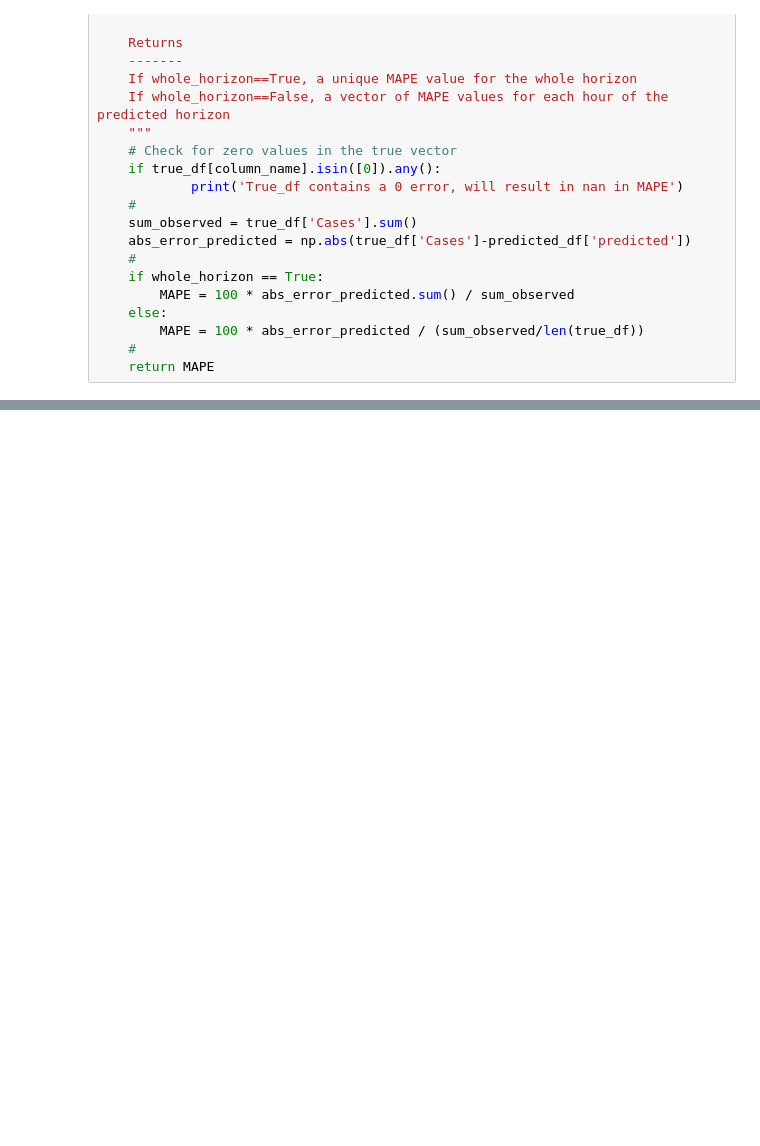
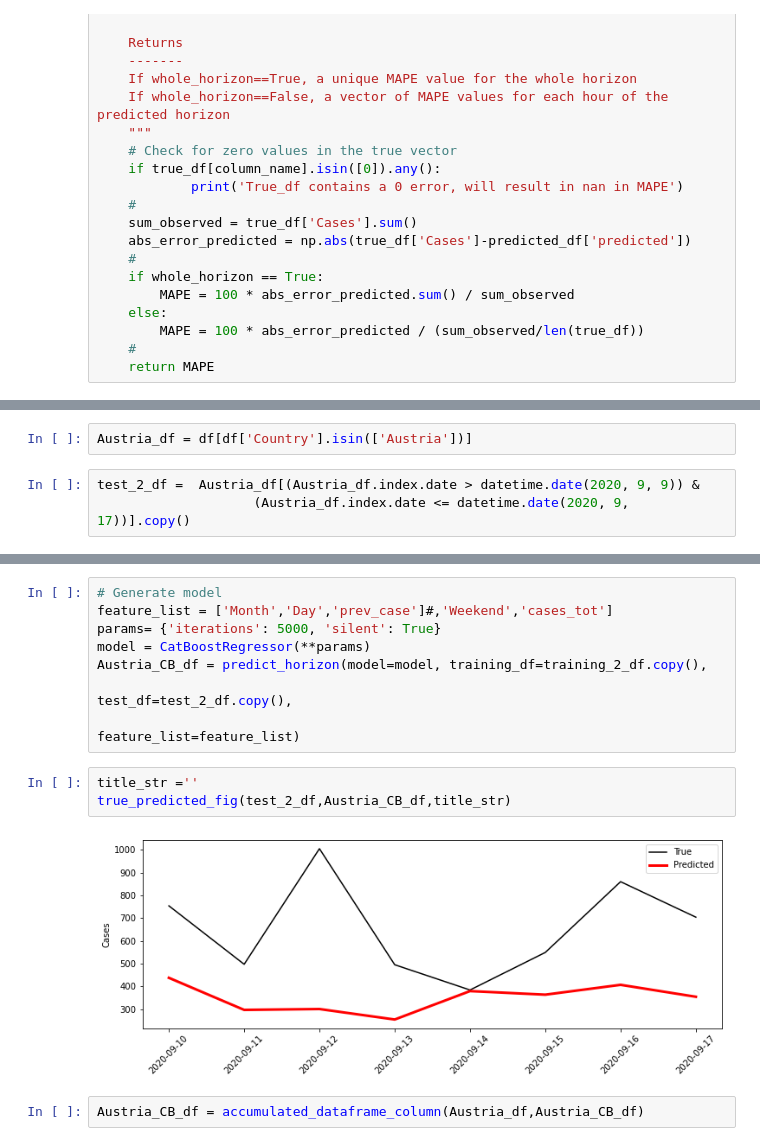
Before and after one commit to anweei/Covid-forecasting, a Jupyter notebook: anne/forecasting_w_xg_boost_singel_country.ipynb, the cells around one changed output, grey strips where cells are left out. Drawn from its saved outputs; the diff is of its cells as text; blank space fills up the shorter version.

```diff
--- a/anne/forecasting_w_xg_boost_singel_country.ipynb
+++ b/anne/forecasting_w_xg_boost_singel_country.ipynb
@@ -194,0 +106,5 @@ cluster1_CB_df.plot( y=['Accumulated_Prediction', 'cases_tot'], label=['Predicte
+# %%
+Austria_df = df[df['Country'].isin(['Austria'])]
+# %%
+test_2_df =  Austria_df[(Austria_df.index.date > datetime.date(2020, 9, 9)) &
+                    (Austria_df.index.date <= datetime.date(2020, 9, 17))].copy()
@@ -194,0 +164,15 @@ cluster1_CB_df.plot( y=['Accumulated_Prediction', 'cases_tot'], label=['Predicte
+# %%
+# Generate model
+feature_list = ['Month','Day','prev_case']#,'Weekend','cases_tot']
+params= {'iterations': 5000, 'silent': True}
+model = CatBoostRegressor(**params)
+Austria_CB_df = predict_horizon(model=model, training_df=training_2_df.copy(),
+                                                             test_df=test_2_df.copy(),
+                                                             feature_list=feature_list)
+# %%
+title_str =''
+true_predicted_fig(test_2_df,Austria_CB_df,title_str)
+# %% [output]
+[figure, added]
+# %%
+Austria_CB_df = accumulated_dataframe_column(Austria_df,Austria_CB_df)
```
Also changed, not shown: parts of 66 cells of this notebook, 22 other files.
